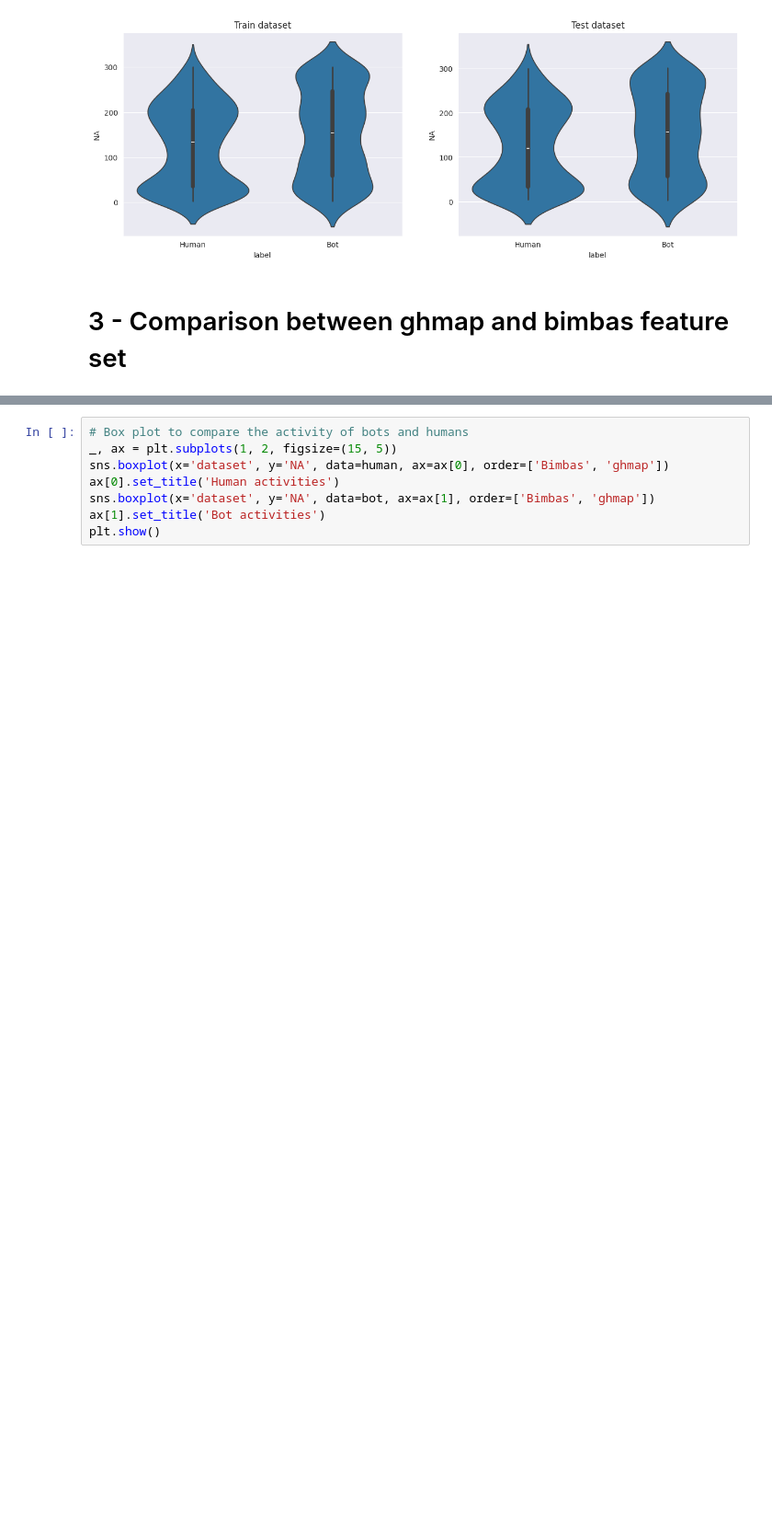
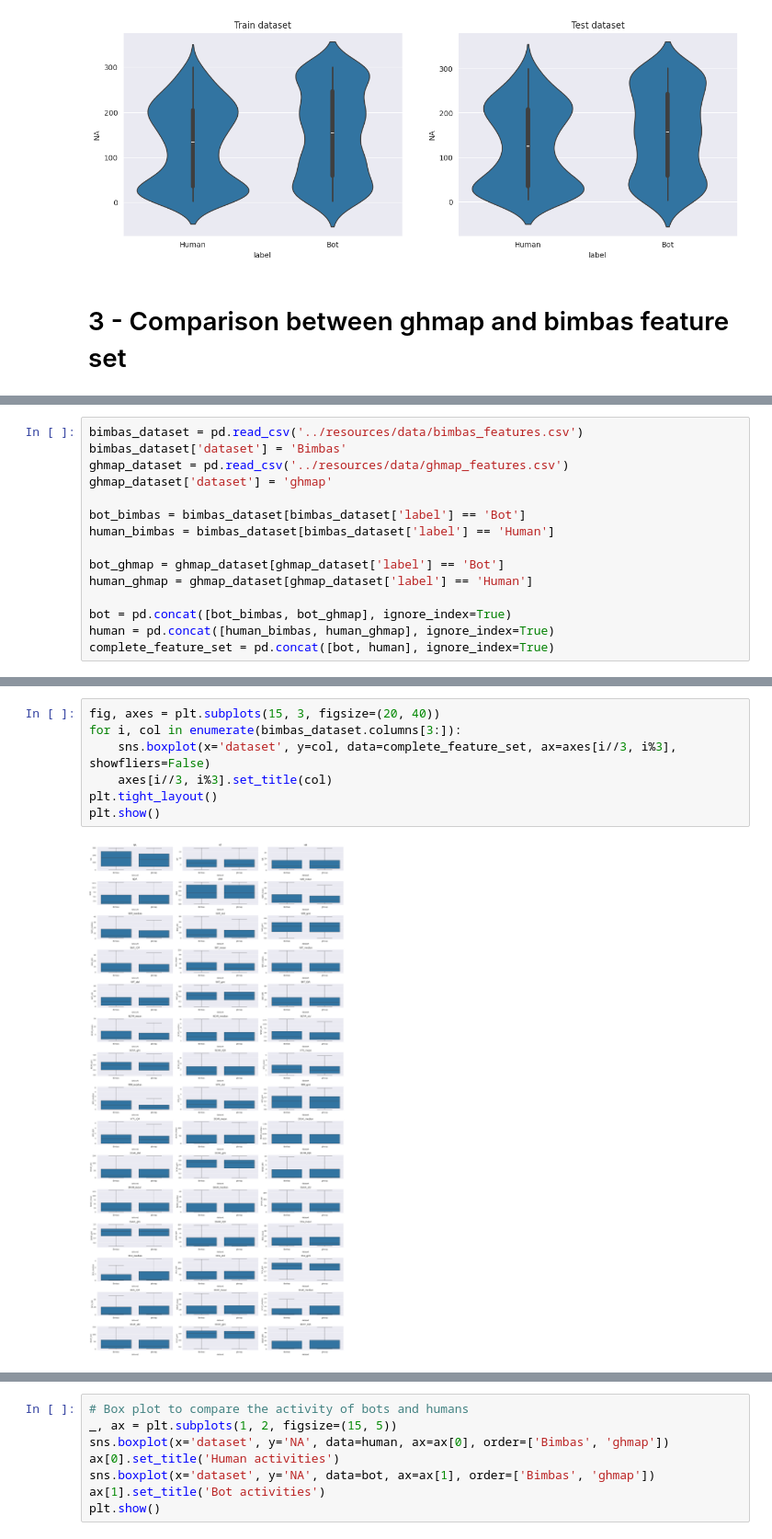
Before and after one commit to MrRose765/GitLab-Bot-identification, a Jupyter notebook: src/notebooks/data_analysis.ipynb, the cells around one changed output, grey strips where cells are left out. Shown at 92% size. Cells and saved outputs as stored; diff of their text form; blank space fills up the shorter version.

Commit message:
bimbas_ghmap: Analysis of the differences between ghmap and bimbas and rename of the datasets.

```diff
--- a/src/notebooks/data_analysis.ipynb
+++ b/src/notebooks/data_analysis.ipynb
@@ -149,0 +152,15 @@ plt.show()
+# %%
+bimbas_dataset = pd.read_csv('../resources/data/bimbas_features.csv')
+bimbas_dataset['dataset'] = 'Bimbas'
+ghmap_dataset = pd.read_csv('../resources/data/ghmap_features.csv')
+ghmap_dataset['dataset'] = 'ghmap'
+
+bot_bimbas = bimbas_dataset[bimbas_dataset['label'] == 'Bot']
+human_bimbas = bimbas_dataset[bimbas_dataset['label'] == 'Human']
+
+bot_ghmap = ghmap_dataset[ghmap_dataset['label'] == 'Bot']
+human_ghmap = ghmap_dataset[ghmap_dataset['label'] == 'Human']
+
+bot = pd.concat([bot_bimbas, bot_ghmap], ignore_index=True)
+human = pd.concat([human_bimbas, human_ghmap], ignore_index=True)
+complete_feature_set = pd.concat([bot, human], ignore_index=True)
@@ -149,0 +175,9 @@ plt.show()
+# %%
+fig, axes = plt.subplots(15, 3, figsize=(20, 40))
+for i, col in enumerate(bimbas_dataset.columns[3:]):
+    sns.boxplot(x='dataset', y=col, data=complete_feature_set, ax=axes[i//3, i%3], showfliers=False)
+    axes[i//3, i%3].set_title(col)
+plt.tight_layout()
+plt.show()
+# %% [output]
+[figure, added]
```
Also changed, not shown: parts of 14 cells of this notebook, 3 other files.
